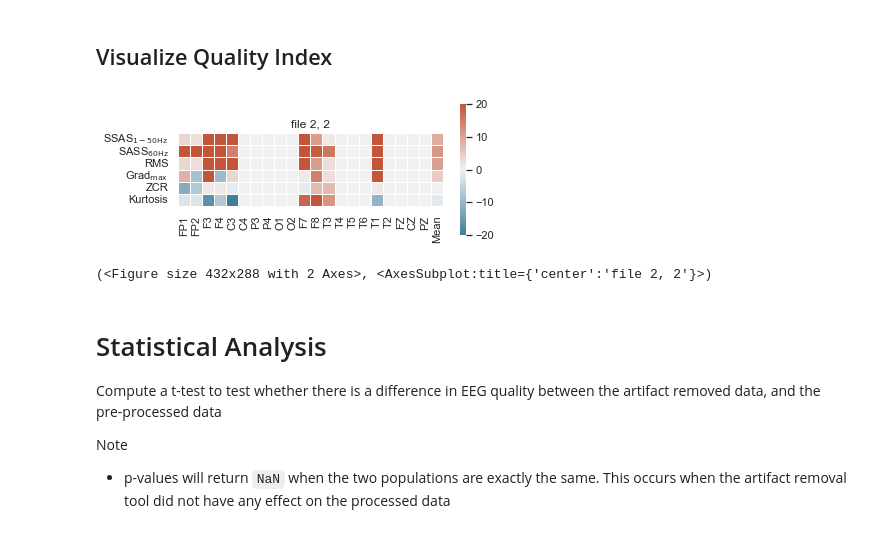
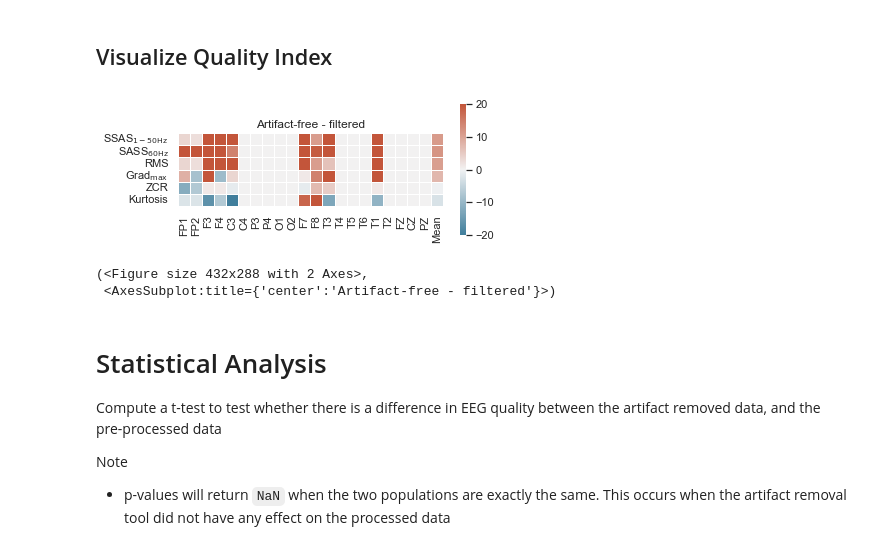
Before and after one commit to danielcomaduran/artifact-removal-tool-validation, a Jupyter notebook: Notebooks/02_Temple_Validation.ipynb, the cells around one changed output. Cells and saved outputs as stored; diff of their text form; code cells hidden in the pictures.

```diff
--- a/Notebooks/02_Temple_Validation.ipynb
+++ b/Notebooks/02_Temple_Validation.ipynb
@@ -464,20 +476,21 @@ for f in range(n_files):
 # %%
 
 # Enable these lines for RAW, pre-processed, ART
 # eeg_quality_index.heatmap(cp_eye_raw, chans=eeg_valid_chans.tolist(), title="RAW")
 # eeg_quality_index.heatmap(cp_eye_pre, chans=eeg_valid_chans.tolist(), title="Pre-processed")
 # eeg_quality_index.heatmap(cp_eye_art, chans=eeg_valid_chans.tolist(), title="ART")
 
 # Enable this line to see improvement in art vs pre-processed
 f = 2
 a = 2
 vals = [-20, 20]
 
 
-eeg_quality_index.heatmap(cp_eye_art[f][a]-cp_eye_pre[f][a], vals=vals, chans=eeg_valid_chans.tolist(), title=f"file {f}, {a}")
+eeg_quality_index.heatmap(cp_eye_art[f][a]-cp_eye_pre[f][a], vals=vals, chans=eeg_valid_chans.tolist(), title="Artifact-free - filtered")
 # %% [output]
-[figure, old version]
+[figure, new version]
-(<Figure size 432x288 with 2 Axes>, <AxesSubplot:title={'center':'file 2, 2'}>)
+(<Figure size 432x288 with 2 Axes>,
+ <AxesSubplot:title={'center':'Artifact-free - filtered'}>)
 # %% [markdown]
 # Statistical Analysis
 
```
Also changed, not shown: parts of 7 cells of this notebook, 1 other file.
